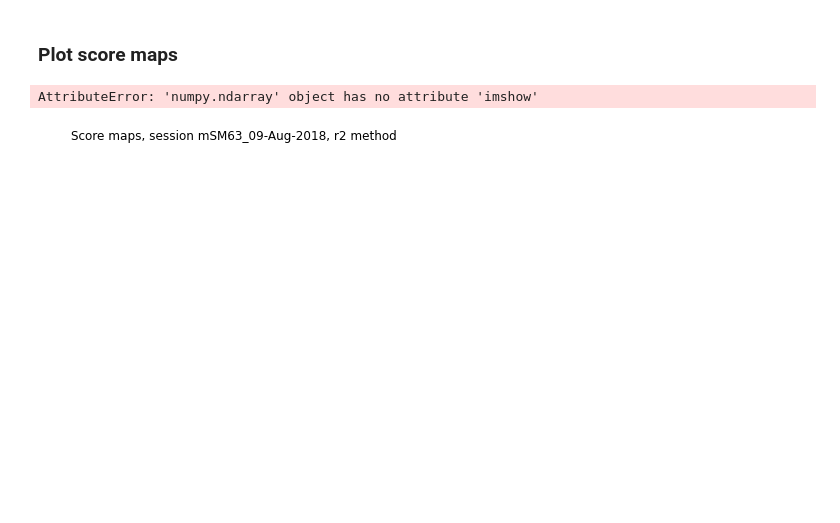
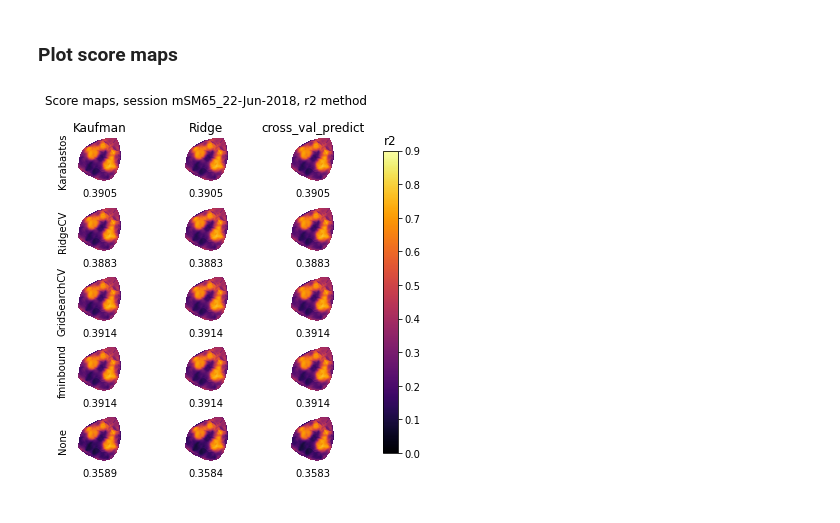
Before and after one commit to msokolet/regbench, a Jupyter notebook: regbench.ipynb, the cells around one changed output. Cells and saved outputs as stored; diff of their text form; code cells hidden in the pictures.

```diff
--- a/regbench.ipynb
+++ b/regbench.ipynb
@@ -25,7 +25,7 @@ import regbench as rb
 opts = {} # Intialize options dictionary
 # Recording options
 opts['dir'] = 'D:\Churchland\Widefield' # Path to directory in which the recording file is located
-opts['rec_name'] = 'mSM63_09-Aug-2018' # Recording name
+opts['rec_name'] = 'mSM65_22-Jun-2018' # Recording name
 opts['frames_per_trial'] = 75 # Num of frames per trial
 opts['dformat'] = 'MATLAB'
 # Refression benchmarking options
@@ -40,7 +40,7 @@ opts['test_range'] =  np.concatenate([np.arange(1, 2000, 500),
 opts['n_jobs'] = -1 # Num of concurrently running workers in cross-validated alpha estimation methods. -1 uses the full CPU capacity.
 opts['xtol'] = 100 # Convergence tolerance for the fminbound alpha estimation method
 opts['map_met'] = 'r2' # Method of mapping scores. Choices: 'r2', 'R2'
-opts['sample_trials'] = 50# Number of trials to randomally sample for R2 map calculation. -1 uses all of them.
+opts['sample_trials'] = -1 # Number of trials to randomally sample for R2 map calculation. -1 uses all of them.
 # %% [markdown]
 ### Load data and design matrix
 # %%
@@ -147,34 +147,33 @@ frame_idx = frame_idx[trials, :].flatten()
 
 for crossval_method in opts['crossval_mets']:
     for alpha_method in tqdm(opts['alpha_mets'], desc=f'Computing maps for {crossval_method} method'):
-        maps[crossval_method, alpha_method] = rb.model_corr(data, preds[crossval_method, alpha_method], opts, frame_idx)
+        maps[crossval_method, alpha_method] = rb.vis_score(data, preds[crossval_method, alpha_method], opts, frame_idx)
 # %% [markdown]
 ### Plot score maps
 # %%
 score_fig, score_ax = plt.subplots(len(opts['alpha_mets']), len(opts['crossval_mets']), figsize=(7, 6))
 plt.suptitle(f'Score maps, session {opts["rec_name"]}, {opts["map_met"]} method')
 
 
 [axi.grid(False) for axi in score_ax.ravel()]
 [axi.spines[['bottom', 'left', 'right', 'top']].set_visible(False) for axi in score_ax.ravel()]
 [axi.set_xticks([]) for axi in score_ax.ravel()]
 [axi.set_yticks([]) for axi in score_ax.ravel()]
 
 plots = {}
 for nx, crossval_method in enumerate(opts['crossval_mets']):
     for ny, alpha_method in enumerate(opts['alpha_mets']):
-        plots[ny, nx] = score_ax[ny].imshow(maps[crossval_method, alpha_method], cmap='inferno', vmin=0, vmax=0.9)
+        plots[ny, nx] = score_ax[ny, nx].imshow(maps[crossval_method, alpha_method], cmap='inferno', vmin=0, vmax=0.9)
         score_ax[ny, nx].set_xlabel(f'{np.nanmean(maps[crossval_method, alpha_method]):.4f}')
-        if ny == 0: score_ax[ny].set_title(crossval_method)
+        if ny == 0: score_ax[ny, nx].set_title(crossval_method)
         if nx == 0:
             score_ax[ny, nx].set_ylabel(alpha_method)
 
 score_fig.subplots_adjust(left=0.2, right=0.8, hspace=0.5)
 cbar_ax = score_fig.add_axes([0.85, 0.15, 0.03, 0.7])
 cbar = score_fig.colorbar(plots[0, 0], cax=cbar_ax, orientation='vertical')
 cbar_ax.set_title(opts["map_met"]);
 
 rb.save_fig(score_fig, opts, name=f'rb_corrs_{opts["rec_name"]}_{opts["map_met"]}') # Save plot
 # %% [output]
-AttributeError: 'numpy.ndarray' object has no attribute 'imshow'
-[figure, old version]
+[figure, new version]
```
Also changed, not shown: parts of 1 cell of this notebook, 1 other file.
